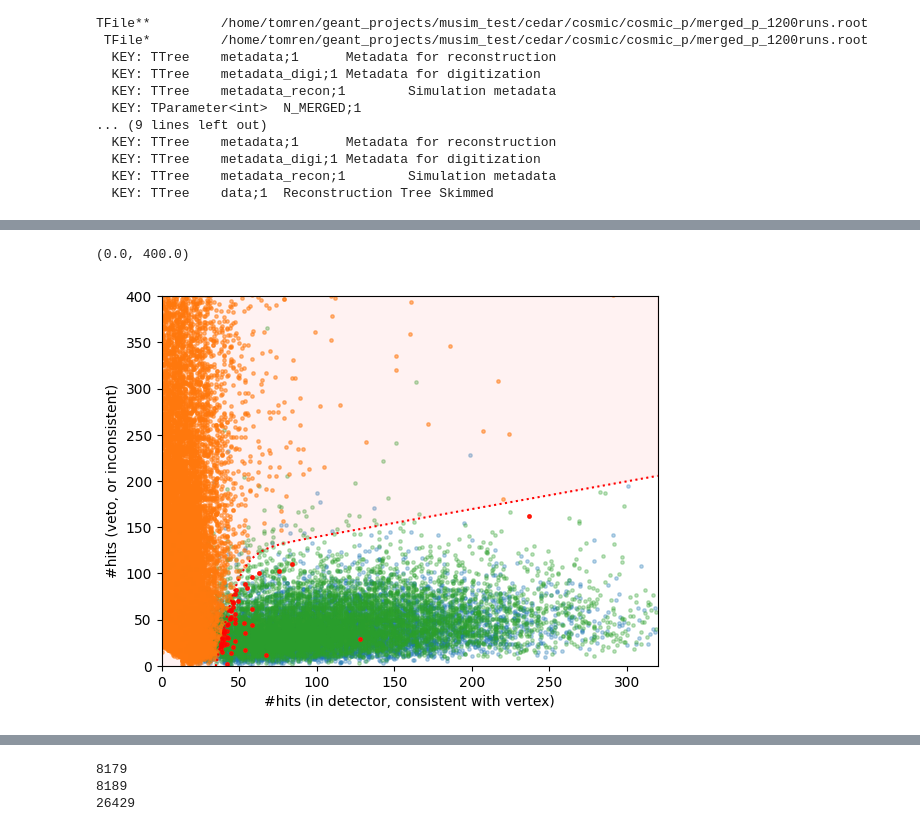
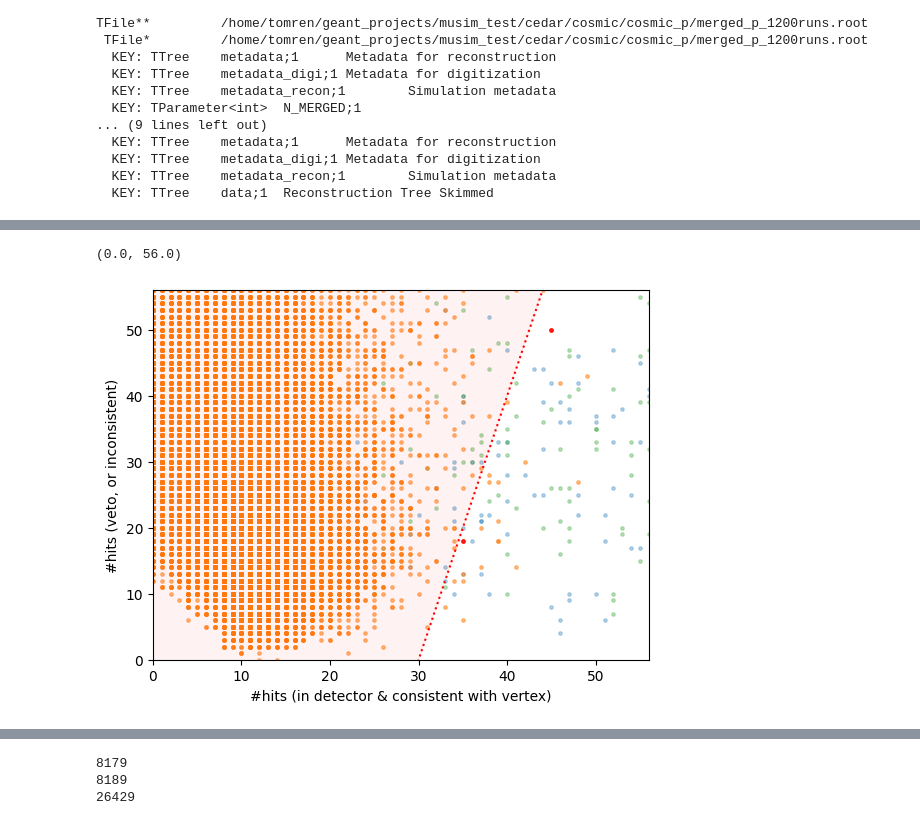
Before and after one commit to EdmondRen/mathusla-newsim, a Jupyter notebook: studies/mathusla40/cosmic_p/2.cut_dev.ipynb, the cells around one changed output, grey strips where cells are left out. Drawn from its saved outputs; the diff is of its cells as text; code cells hidden in the pictures.

```diff
--- a/studies/mathusla40/cosmic_p/2.cut_dev.ipynb
+++ b/studies/mathusla40/cosmic_p/2.cut_dev.ipynb
@@ -37,8 +37,8 @@ data_dir="/home/tomren/geant_projects/musim_test/cedar_cosmic_n"
 fname_comb = f"{data_dir}/series_2_digi_recon_skim.root"
 # fname_comb = "/home/tomren/geant_projects/musim_test/cedar/cosmic/cosmic_p/skim/merged.root"
 fname_comb = "/home/tomren/geant_projects/musim_test/cedar/cosmic/cosmic_p/merged_p_1200runs.root"
-fname_sig1 = "/home/tomren/geant_projects/musim_test/llp_hxx_bb/run_25_digi_recon_skim.root"
-fname_sig2 = "/home/tomren/geant_projects/musim_test/llp_hxx_bb/run_45_digi_recon_skim.root"
+fname_sig1 = "/home/tomren/geant_projects/musim_test/llp_hxx_bb/run_25_digi_cosmic_recon_skim.root"
+fname_sig2 = "/home/tomren/geant_projects/musim_test/llp_hxx_bb/run_45_digi_cosmic_recon_skim.root"
 
 fbkg = root.tfile_reader(fname_comb)
 fbkg.ls()
@@ -106,0 +109,6 @@ Finished
+# %%
+entries = 100000
+res_bkg = cut_functions.run_processing(fbkg, entries=entries, efficiency = efficiency);
+# entries = 500
+# res_sig1 = cut_functions.run_processing(fsig1, entries=entries, efficiency = efficiency);
+# res_sig2 = cut_functions.run_processing(fsig2, entries=entries, efficiency = efficiency);
@@ -171,44 +208,49 @@ plt.show()
 # %%
 def f_nhits_cut(x):
-    x0 = 35
-    squeeze = 15
-    yscale = 120
-    slope = 0.3
-    y =  np.tanh((x-x0)/squeeze ) * yscale * (1+ (x-x0)/yscale * slope)
-    return y
+    # x0 = 35
+    # squeeze = 15
+    # yscale = 120
+    # slope = 0.3
+    # y =  np.tanh((x-x0)/squeeze ) * yscale * (1+ (x-x0)/yscale * slope)
+    # return y
     # ((x-6)*.9 + 0.5) * (x >=6) + 0.5 * (x<6)
-    # return (x-30)*4 * (x <= 70) + 160*(x>70)
+    y  = (x-30)*4
+    y_threshold = 150
+    return (x-30)*4 * (y <= y_threshold) + y_threshold*(y > y_threshold)
 c_nhits = lambda data: (res["event_ndigi_veto"] + res["event_ndigi_active"] - res["vertex_ndigi_veto_after_comp"] - res["vertex_ndigi_active_after_comp"]) < f_nhits_cut(res["vertex_ndigi_active_after_comp"])
 
 for i, res in enumerate([res_sig1, res_sig2, res_bkg]):
 
-    mask = res.get_cut("track speed") & res.get_cut("N_tracks") # & res.get_cut("N track downward")#| res.get_cut("True")
+    mask = res.get_cut("track speed")# & res.get_cut("N_tracks") # & res.get_cut("N track downward")#| res.get_cut("True")
     x = (res["vertex_ndigi_active_after_comp"])[mask]
     y = (res["event_ndigi_veto"] + res["event_ndigi_active"] - res["vertex_ndigi_veto_after_comp"] - res["vertex_ndigi_active_after_comp"])[mask]
     plt.scatter(x, y,  alpha=0.3+ np.heaviside(i-1, 0) * 0.2, s=6, color=colors[i])
 
     res.add_cut(c_nhits, "N_hits vs N_veto")
 
 # confirm cut
 res = res_bkg
 mask = res.get_cut("N_hits vs N_veto") & res.get_cut("track speed") & res.get_cut("N_tracks")
 x = (res["vertex_ndigi_active_after_comp"])[mask]
 y = (res["event_ndigi_veto"] + res["event_ndigi_active"] - res["vertex_ndigi_veto_after_comp"] - res["vertex_ndigi_active_after_comp"])[mask]
 plt.scatter(x, y,  alpha=0.8, s=6, color="r")
 
 
-xlim = 320
+xlim = 400
 ylim = 400
 x_plot = np.linspace(0,xlim,100)
 plt.plot(x_plot, f_nhits_cut(x_plot), color="r", linestyle=":")
 plt.fill_between(x_plot, f_nhits_cut(x_plot), ylim, color="r", alpha=0.05)
-plt.xlabel("#hits (in detector, consistent with vertex)")
+plt.xlabel("#hits (in detector & consistent with vertex)")
 plt.ylabel("#hits (veto, or inconsistent)")
 plt.xlim(0,xlim)
 plt.ylim(0,ylim)
+
+plt.xlim(0,56)
+plt.ylim(0,56)
 # %% [output]
-(0.0, 400.0)
+(0.0, 56.0)
-[figure, old version]
+[figure, new version]
 # %%
 def f_nhits_cut2(x):
     line = (x-6)*4.6
```
Also changed, not shown: parts of 16 cells of this notebook, 15 other files.
